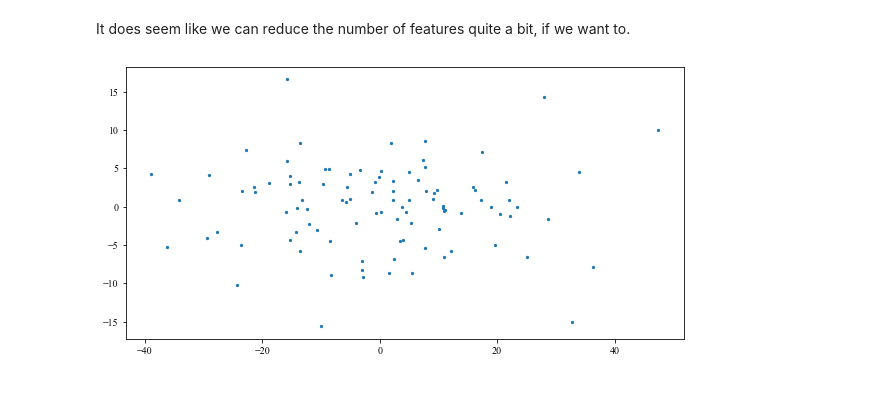
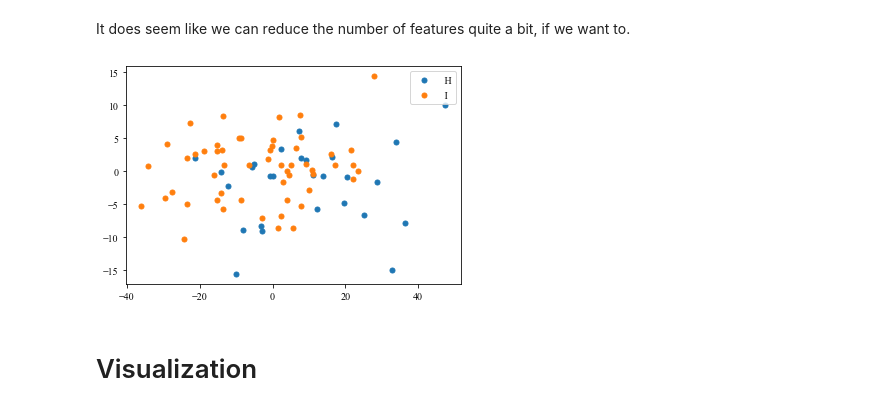
Before and after one commit to Ne0-1/02582_computational_data_analysis, a Jupyter notebook: explorative_analysis.ipynb, the cells around one changed output. Cells and saved outputs as stored; diff of their text form; code cells hidden in the pictures.

```diff
--- a/explorative_analysis.ipynb
+++ b/explorative_analysis.ipynb
@@ -148,9 +148,19 @@ It does seem like we can reduce the number of features quite a bit, if we want t
 # %%
 pca = PCA(n_components=2)
 pc = pca.fit_transform(df.drop(['y', 'C_1', 'C_2', 'C_3', 'C_4', 'C_5'], axis=1).fillna(df.mean()))
-# %%
-fig, ax = plt.subplots(figsize=(10,5))
-ax.scatter(pc[:, 0], pc[:,1], s=5)
-plt.show()
-# %% [output]
-[figure, removed]
+# %%
+#fig, ax = plt.subplots(figsize=(10,5))
+#ax.scatter(pc[:, 0], pc[:,1], s=5)
+#plt.show()
+df['pc1'] = pc[:, 0]
+df['pc2'] = pc[:, 1]
+groups = df.groupby('C_2')
+fig, ax = plt.subplots()
+for name, group in groups:
+    ax.plot(group.pc1, group.pc2, marker='o', linestyle='', ms=5, label=name)
+ax.legend()
+plt.show()
+# %% [output]
+[figure, added]
+# %% [markdown]
+# Visualization
```
Also changed, not shown: parts of 4 cells of this notebook.
